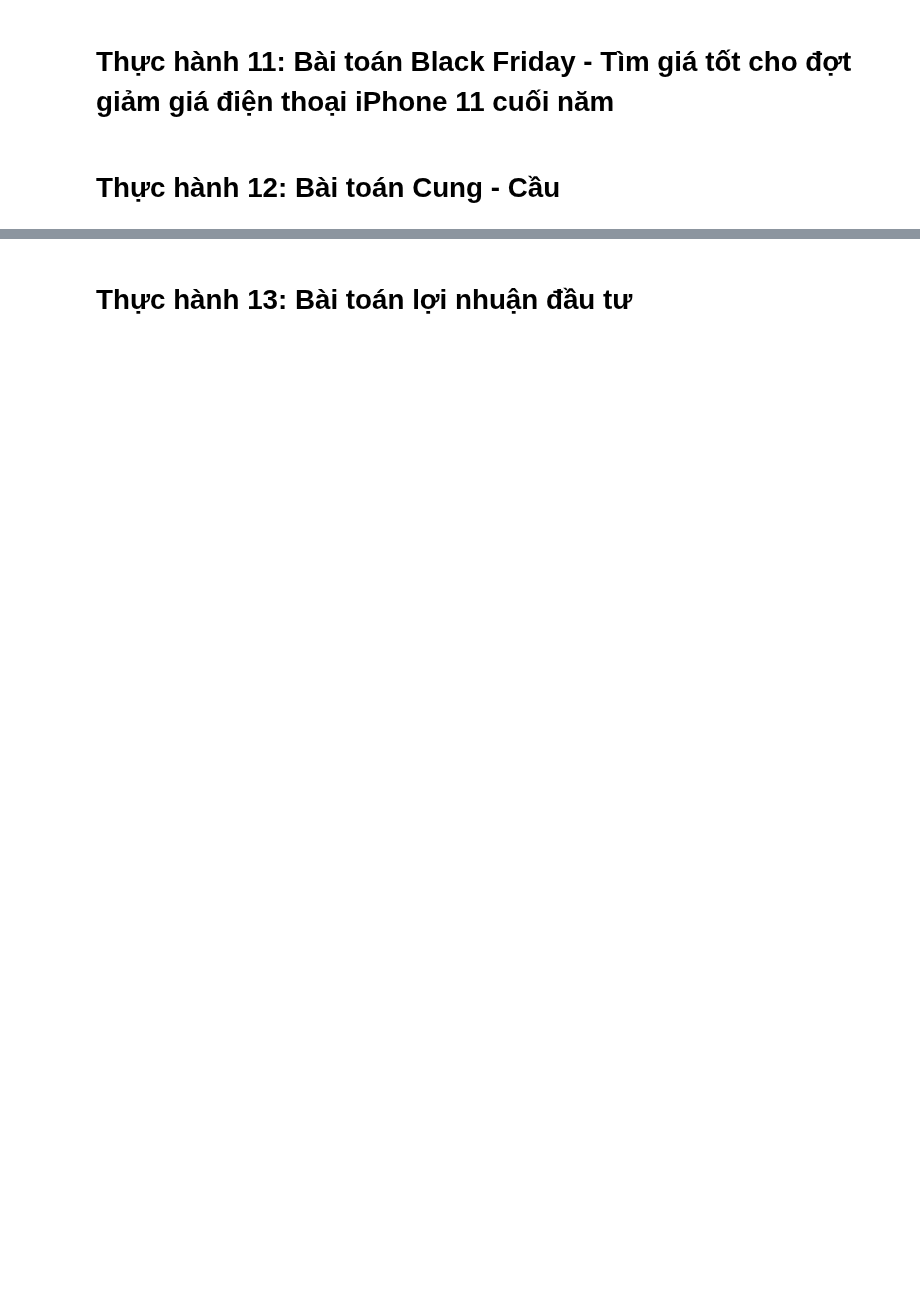
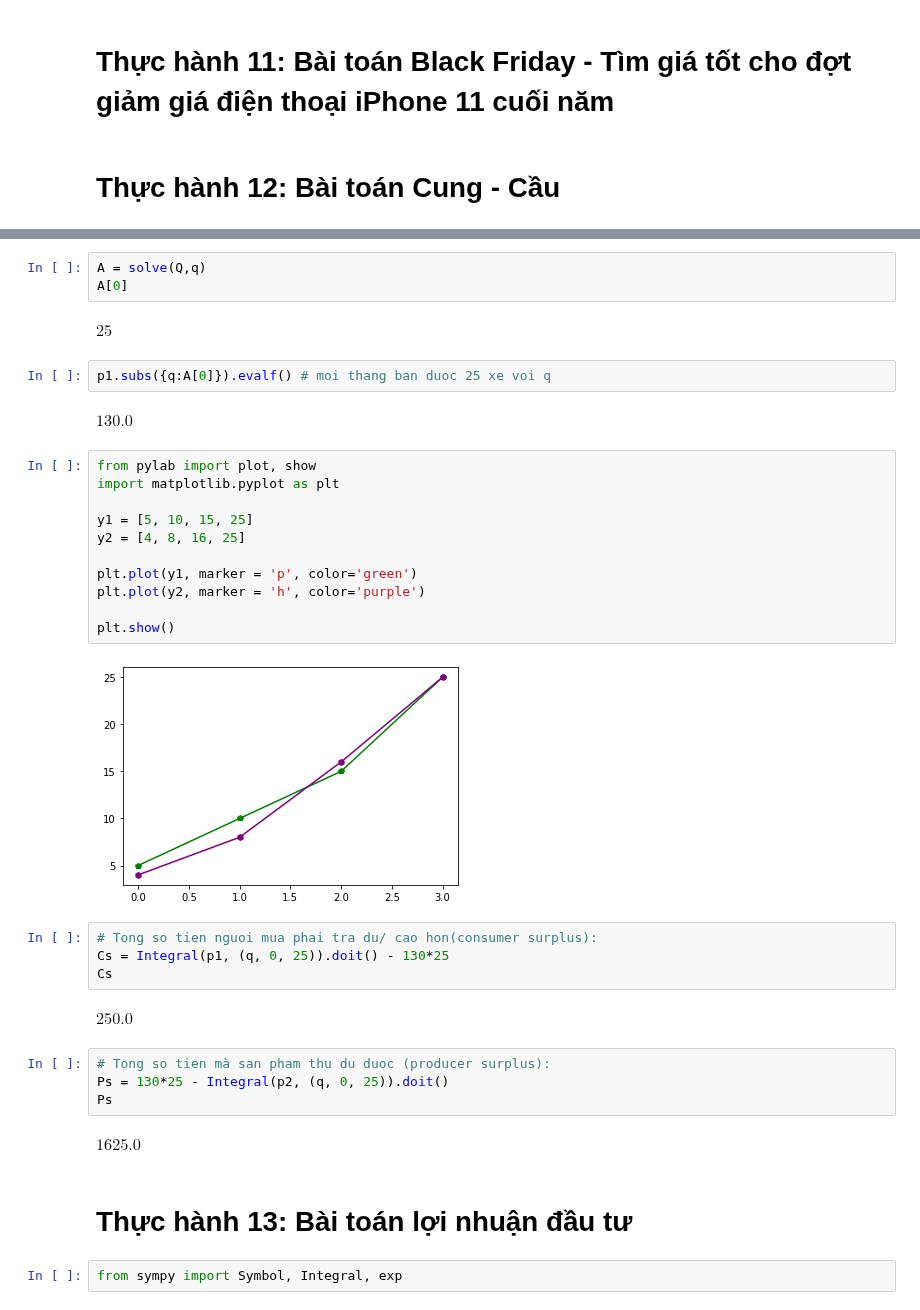
Before and after one commit to gnasche-2003/thuchanhtoancp, a Jupyter notebook: Chương_5.ipynb, the cells around one changed output, grey strips where cells are left out. Saved outputs shown, nothing was run; the diff lists cells and outputs as text; blank space fills up the shorter version.

```diff
--- a/Chương_5.ipynb
+++ b/Chương_5.ipynb
@@ -319,2 +336,38 @@ $\displaystyle - 12.0 x$
+# %%
+A = solve(Q,q)
+A[0]
+# %% [output]
+$\displaystyle 25$
+# %%
+p1.subs({q:A[0]}).evalf() # moi thang ban duoc 25 xe voi q
+# %% [output]
+$\displaystyle 130.0$
+# %%
+from pylab import plot, show
+import matplotlib.pyplot as plt
+
+y1 = [5, 10, 15, 25]
+y2 = [4, 8, 16, 25]
+
+plt.plot(y1, marker = 'p', color='green')
+plt.plot(y2, marker = 'h', color='purple')
+
+plt.show()
+# %% [output]
+[figure, added]
+# %%
+# Tong so tien nguoi mua phai tra du/ cao hon(consumer surplus):
+Cs = Integral(p1, (q, 0, 25)).doit() - 130*25
+Cs
+# %% [output]
+$\displaystyle 250.0$
+# %%
+# Tong so tien mà san pham thu du duoc (producer surplus):
+Ps = 130*25 - Integral(p2, (q, 0, 25)).doit()
+Ps
+# %% [output]
+$\displaystyle 1625.0$
 # %% [markdown]
 # Thực hành 13: Bài toán lợi nhuận đầu tư
+# %%
+from sympy import Symbol, Integral, exp
```
Also changed, not shown: parts of 6 cells of this notebook.
